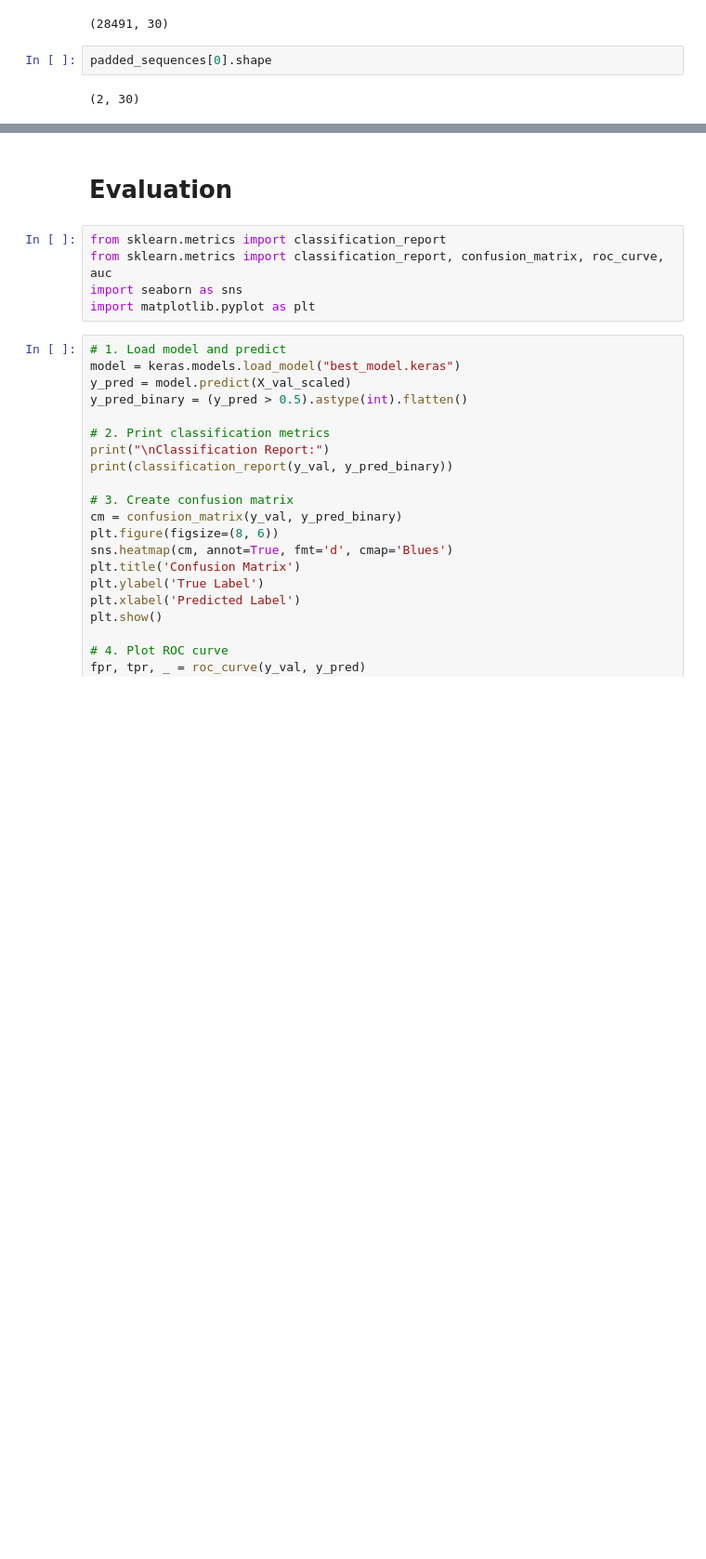
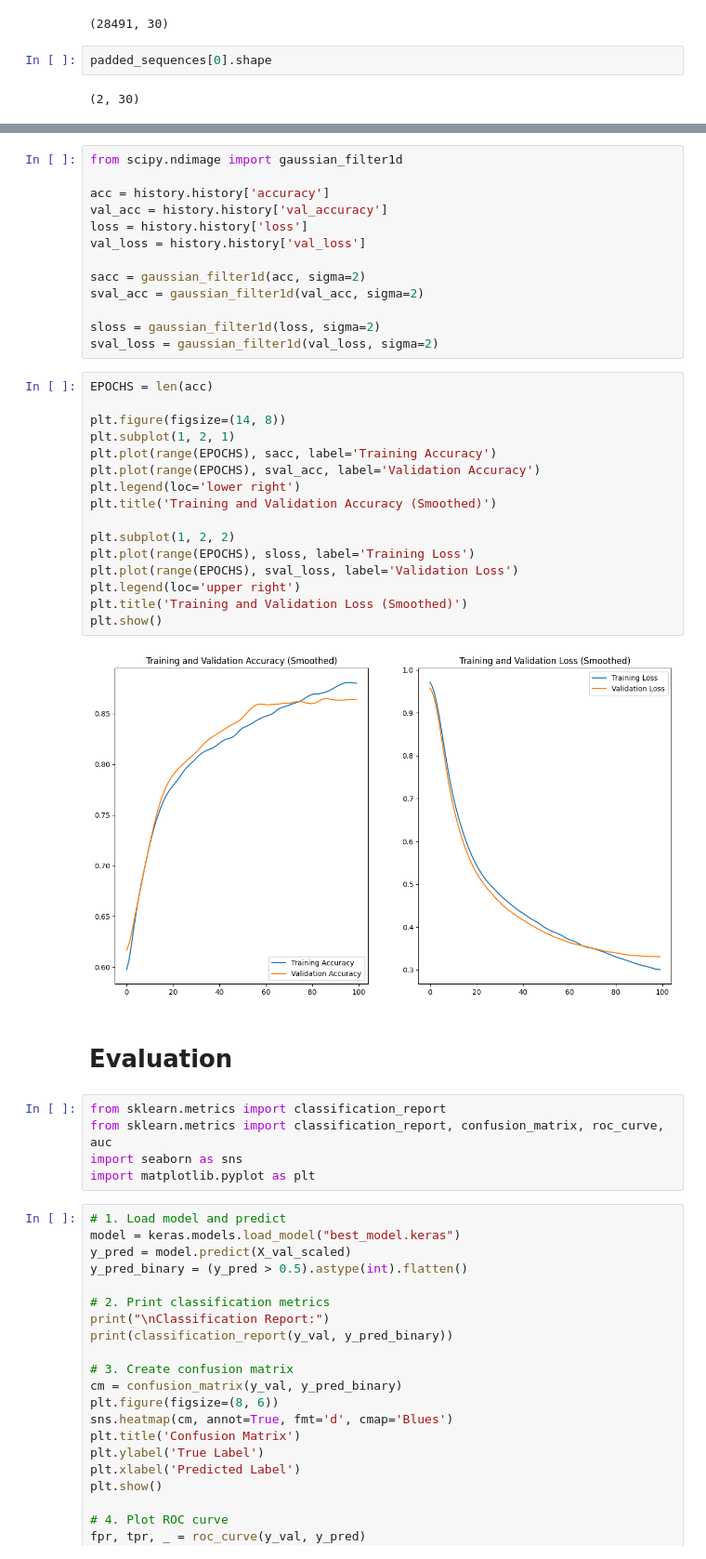
Before and after one commit to ronanhansel/deepfake-audio-detector, a Jupyter notebook: train.ipynb, the cells around one changed output, grey strips where cells are left out. Shown: that part at 93% size. Saved outputs shown, nothing was run; the diff lists cells and outputs as text; blank space fills up the shorter version.

```diff
--- a/train.ipynb
+++ b/train.ipynb
@@ -252,3 +250,34 @@ plt.show()
+# %%
+from scipy.ndimage import gaussian_filter1d
+
+acc = history.history['accuracy']
+val_acc = history.history['val_accuracy']
+loss = history.history['loss']
+val_loss = history.history['val_loss']
+
+sacc = gaussian_filter1d(acc, sigma=2)
+sval_acc = gaussian_filter1d(val_acc, sigma=2)
+
+sloss = gaussian_filter1d(loss, sigma=2)
+sval_loss = gaussian_filter1d(val_loss, sigma=2)
+# %%
+EPOCHS = len(acc)
+
+plt.figure(figsize=(14, 8))
+plt.subplot(1, 2, 1)
+plt.plot(range(EPOCHS), sacc, label='Training Accuracy')
+plt.plot(range(EPOCHS), sval_acc, label='Validation Accuracy')
+plt.legend(loc='lower right')
+plt.title('Training and Validation Accuracy (Smoothed)')
+
+plt.subplot(1, 2, 2)
+plt.plot(range(EPOCHS), sloss, label='Training Loss')
+plt.plot(range(EPOCHS), sval_loss, label='Validation Loss')
+plt.legend(loc='upper right')
+plt.title('Training and Validation Loss (Smoothed)')
+plt.show()
+# %% [output]
+[figure, added]
 # %% [markdown]
 # Evaluation
 # %%
```
Also changed, not shown: parts of 4 cells of this notebook, 2 other files.
